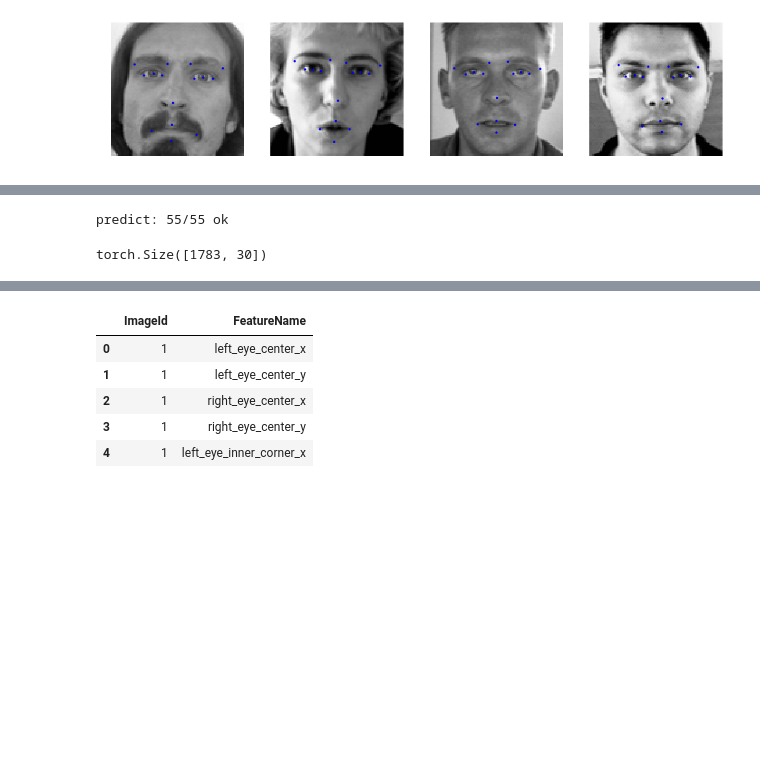
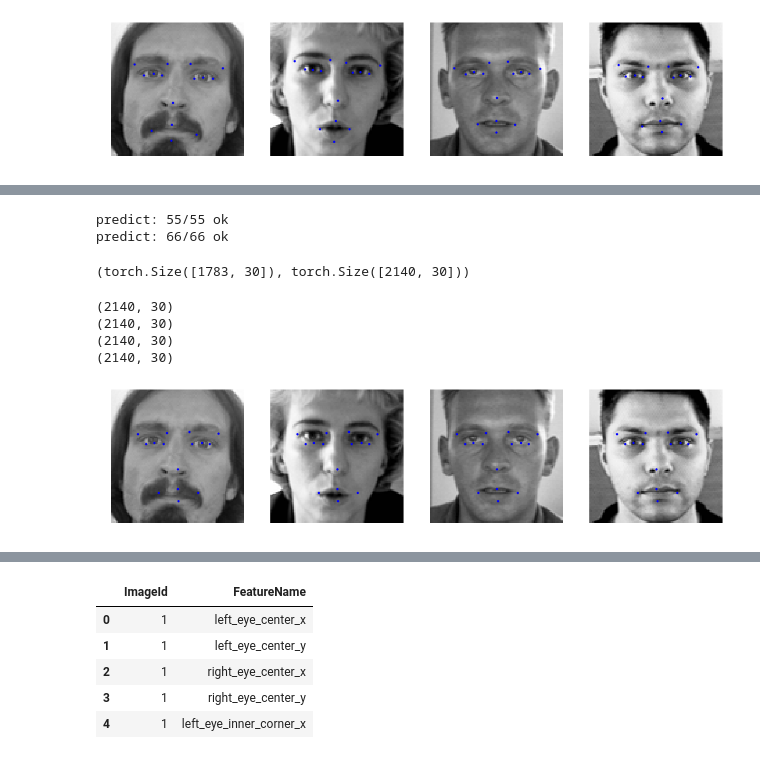
Before and after one commit to RenatoBMLR/Facial_Keypoints_Detection, a Jupyter notebook: Facial_keypoints_detection.ipynb, the cells around one changed output, grey strips where cells are left out. Drawn from its saved outputs; the diff is of its cells as text; code cells hidden in the pictures; blank space fills up the shorter version.

```diff
--- a/Facial_keypoints_detection.ipynb
+++ b/Facial_keypoints_detection.ipynb
@@ -336,13 +360,36 @@ def predict(model, dset_loaders, use_gpu = False):
     if len(predictions) > 0:
         return torch.cat(predictions, 0)
 # %%
-preds = predict(myconvNet, dset_loaders['test'])
+preds_test = predict(myconvNet, dset_loaders['test'])
+preds_train = predict(myconvNet, dset_loaders['train'])
 # %% [output]
 predict: 55/55 ok
+predict: 66/66 ok
-# %%
-preds.shape
-# %% [output]
-torch.Size([1783, 30])
+# %%
+(preds_test.shape, preds_train.shape)
+# %% [output]
+(torch.Size([1783, 30]), torch.Size([2140, 30]))
+# %%
+plt.figure(figsize=(20,5))
+for i in range(0, 4):
+    plt.subplot(1,4,i+1)
+    try:
+        X = dsets['train'][i][0].numpy()
+        img = X.transpose((1, 2, 0))
+    except:
+        img = dsets['train'][i][0]
+    img = np.squeeze(img)
+    y = preds_train.numpy()
+    cordinates = y[i]*48 + 48
+    plt.imshow(img, cmap = 'gray')
+    plt.scatter(cordinates[::2], cordinates[1::2], marker='o', c='b', s=10)
+    plt.axis('off')
+# %% [output]
+(2140, 30)
+(2140, 30)
+(2140, 30)
+(2140, 30)
+[figure, added]
 # %%
 plt.figure(figsize=(20,5))
 for i in range(0, 4):
```
Also changed, not shown: parts of 4 cells of this notebook.
